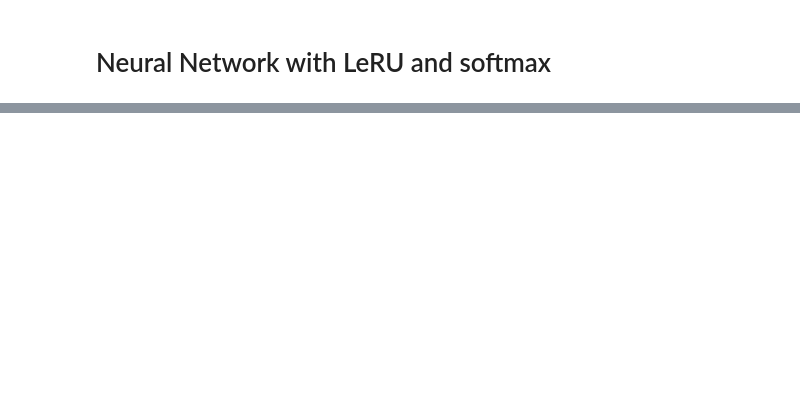
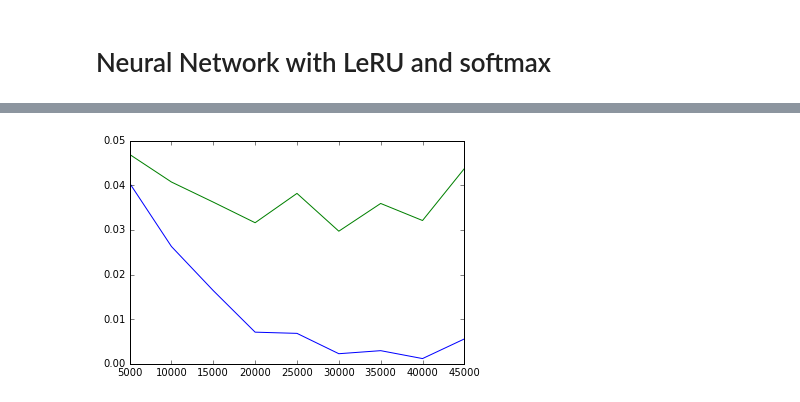
Before and after one commit to yunabe/codelab, a Jupyter notebook: python/notebook/tensorflow_nn.ipynb, the cells around one changed output, grey strips where cells are left out. Drawn from its saved outputs; the diff is of its cells as text; code cells hidden in the pictures; blank space fills up the shorter version.

```diff
--- a/python/notebook/tensorflow_nn.ipynb
+++ b/python/notebook/tensorflow_nn.ipynb
@@ -263,0 +375,3 @@ step: 199999, batch loss: 0.0842, train loss: 0.015894, train accuracy: 99.51%,
+# %%
+RunConvolutionalNN()
+# %% [output]
@@ -263,0 +395 @@ step: 199999, batch loss: 0.0842, train loss: 0.015894, train accuracy: 99.51%,
+[figure, added]
```
Also changed, not shown: parts of 8 cells of this notebook.
